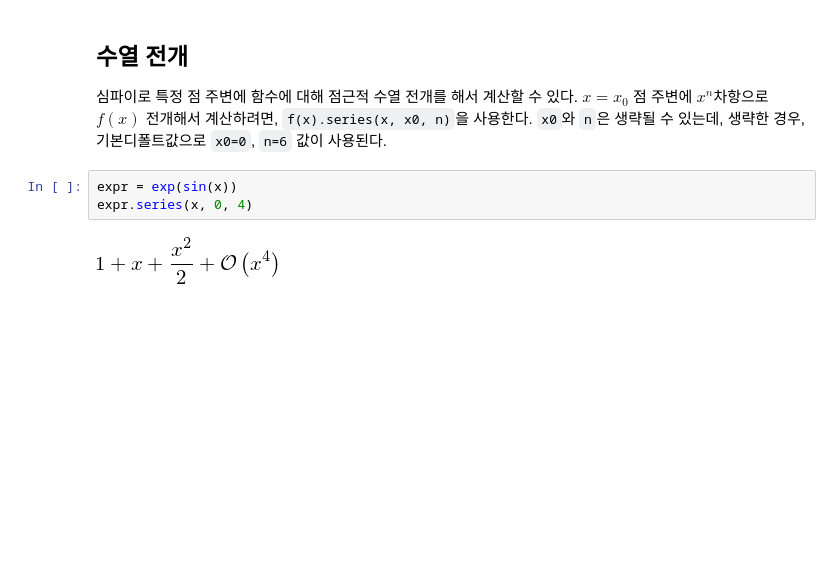
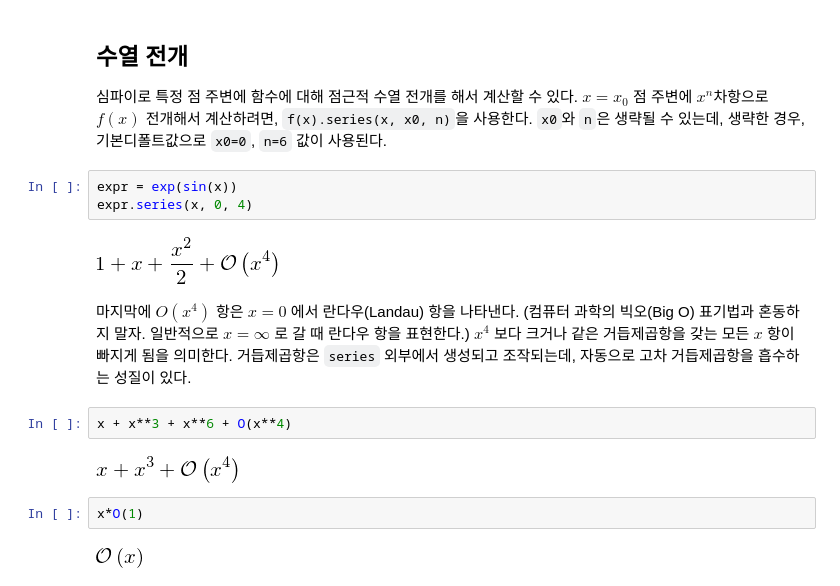
Before and after one commit to statkclee/symbolic-math, a Jupyter notebook: 15-calculus.ipynb, the cells around one changed output. Cells and saved outputs as stored; diff of their text form; blank space fills up the shorter version.

```diff
--- a/15-calculus.ipynb
+++ b/15-calculus.ipynb
@@ -231,3 +231,16 @@ expr = exp(sin(x))
 expr.series(x, 0, 4)
 # %% [output]
 [figure]
+# %% [markdown]
+마지막에 $O\left (x^4\right )$ 항은 $x=0$ 에서 란다우(Landau) 항을 나타낸다.
+(컴퓨터 과학의 빅오(Big O) 표기법과 혼동하지 말자. 일반적으로 $x = \infty$ 로 갈 때 란다우 항을 표현한다.)
+$x^4$ 보다 크거나 같은 거듭제곱항을 갖는 모든 $x$ 항이 빠지게 됨을 의미한다.
+거듭제곱항은 `series` 외부에서 생성되고 조작되는데, 자동으로 고차 거듭제곱항을 흡수하는 성질이 있다.
+# %%
+x + x**3 + x**6 + O(x**4)
+# %% [output]
+[figure, added]
+# %%
+x*O(1)
+# %% [output]
+[figure, added]
```
Also changed, not shown: parts of 12 cells of this notebook, 10 other files.
